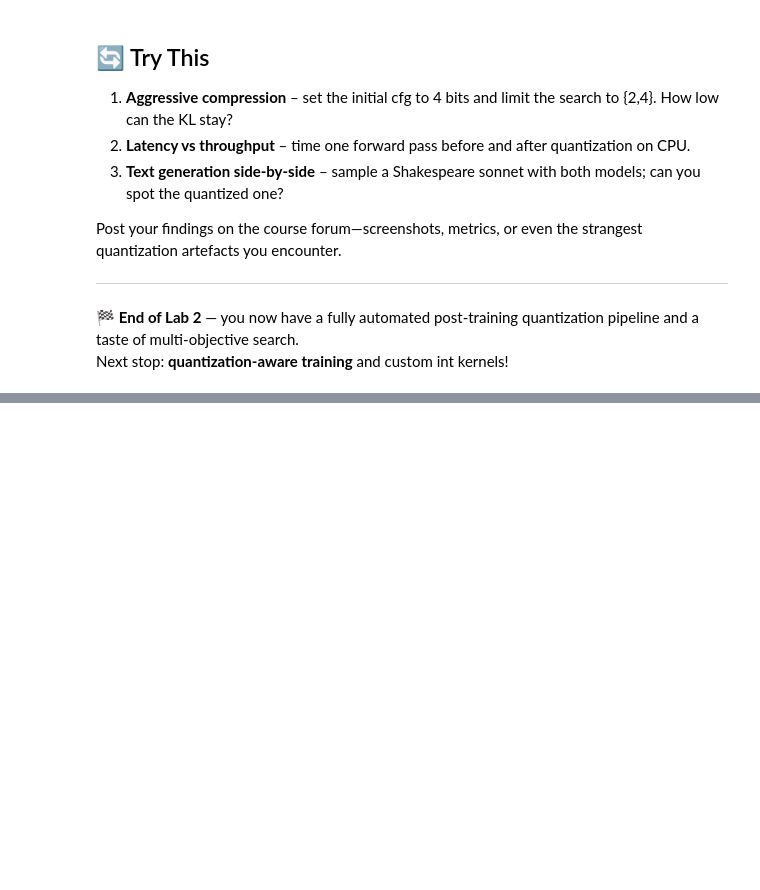
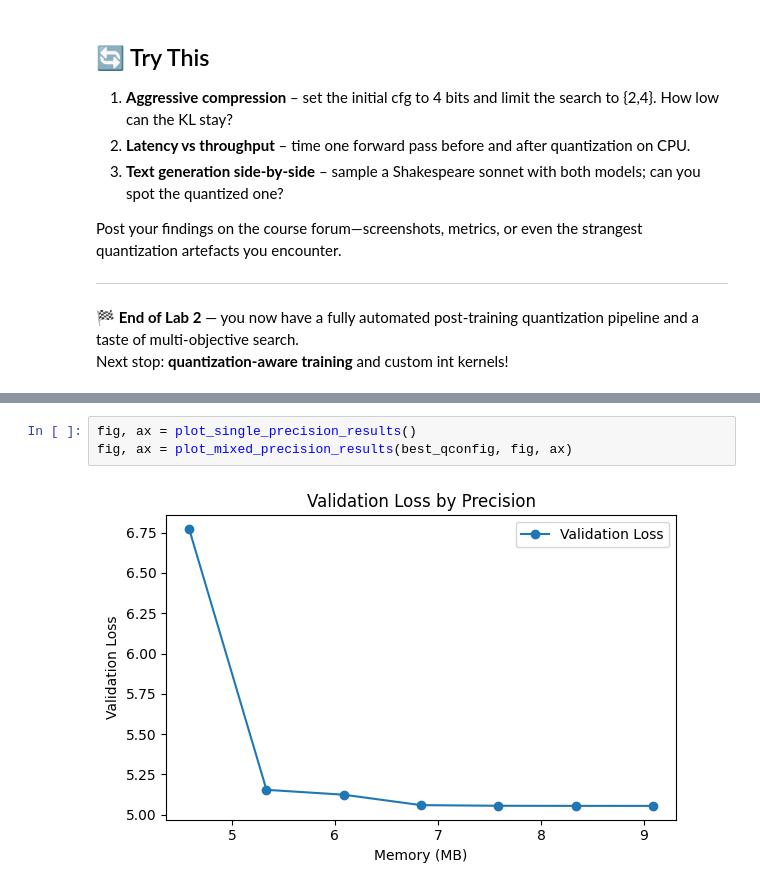
Before and after one commit to OliverGrainge/Advanced-AI-on-Arm, a Jupyter notebook: lab2.ipynb, the cells around one changed output, grey strips where cells are left out. Cells and saved outputs as stored; diff of their text form; blank space fills up the shorter version.

```diff
--- a/lab2.ipynb
+++ b/lab2.ipynb
@@ -418,0 +517,5 @@ best_qconfig
+# %%
+fig, ax = plot_single_precision_results()
+fig, ax = plot_mixed_precision_results(best_qconfig, fig, ax)
+# %% [output]
+[figure, added]
```
Also changed, not shown: parts of 7 cells of this notebook.
